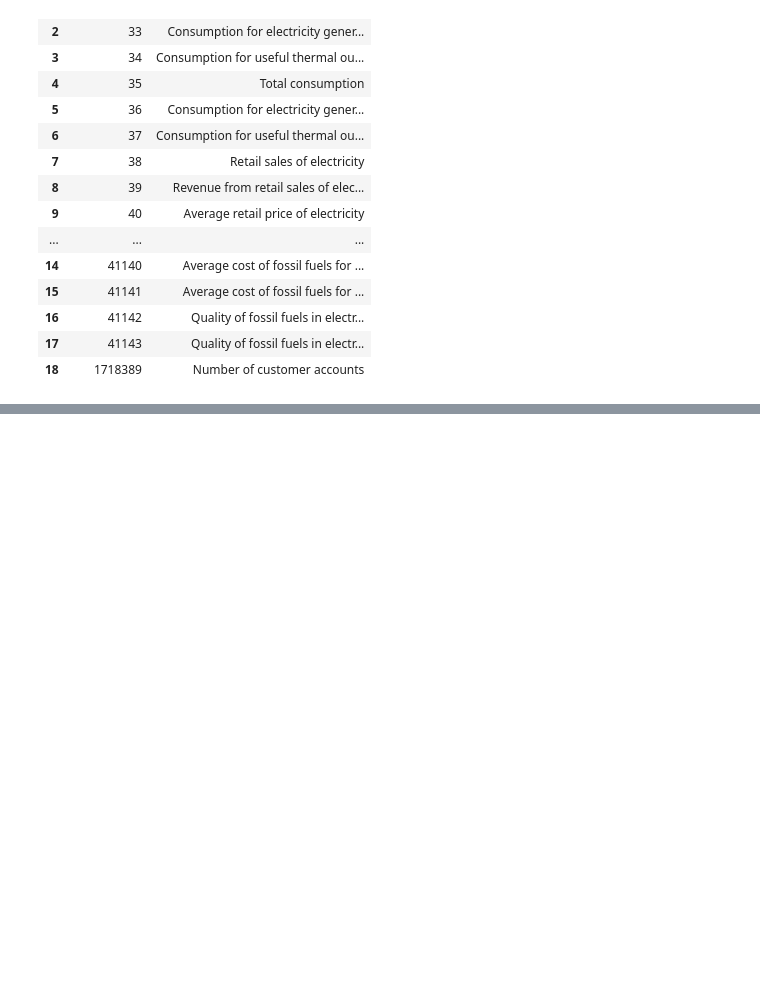
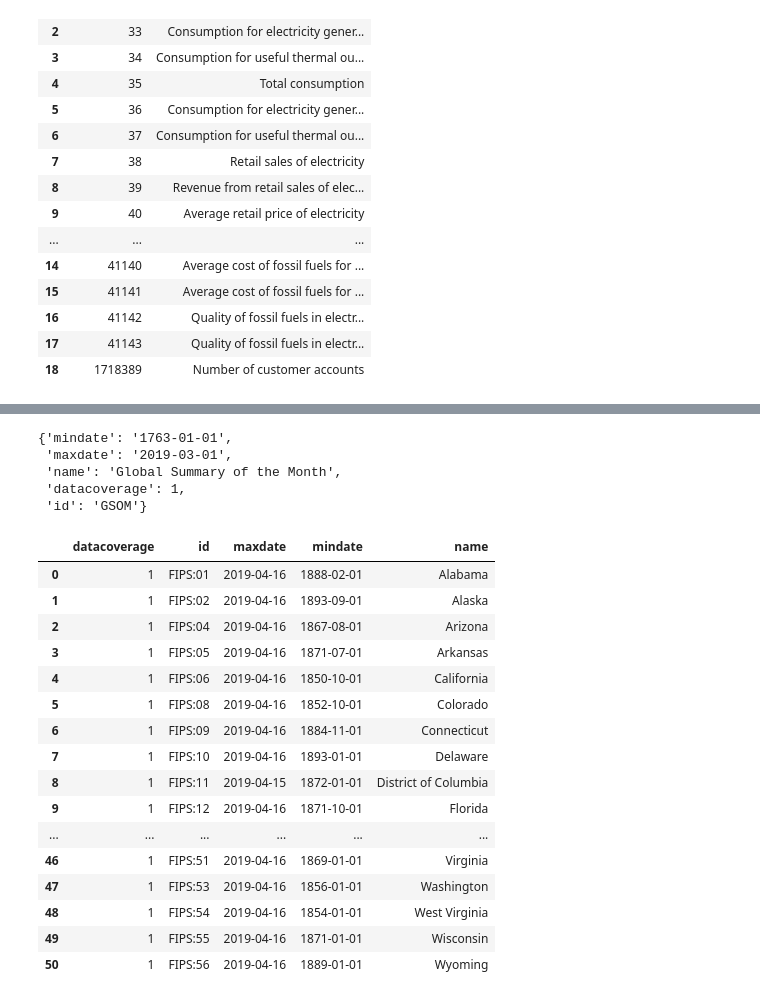
Before and after one commit to megiza/First_CapstoneProject, a Jupyter notebook: Project1.ipynb, the cells around one changed output, grey strips where cells are left out. Cells and saved outputs as stored; diff of their text form; code cells hidden in the pictures; blank space fills up the shorter version.

```diff
--- a/Project1.ipynb
+++ b/Project1.ipynb
@@ -209,0 +258,5 @@ Number of customer accounts - OK
+# %%
+def get_data_from_NOAA(url):
+    response = requests.get(url, headers = token)
+    json_data = response.json()
+    return json_data
@@ -209,0 +282,12 @@ Number of customer accounts - OK
+# %%
+#Exploring available monthly data
+dataset_id='GSOM'
+url='https://www.ncdc.noaa.gov/cdo-web/api/v2/datasets/'+dataset_id
+json_data=get_data_from_NOAA(url)
+json_data
+# %% [output]
+{'mindate': '1763-01-01',
+ 'maxdate': '2019-03-01',
+ 'name': 'Global Summary of the Month',
+ 'datacoverage': 1,
+ 'id': 'GSOM'}
@@ -209,0 +303,20 @@ Number of customer accounts - OK
+# %%
+get_stateids_noaa()
+# %% [output]
+|  | datacoverage | id | maxdate | mindate | name |
+| 0 | 1 | FIPS:01 | 2019-04-16 | 1888-02-01 | Alabama |
+| 1 | 1 | FIPS:02 | 2019-04-16 | 1893-09-01 | Alaska |
+| 2 | 1 | FIPS:04 | 2019-04-16 | 1867-08-01 | Arizona |
+| 3 | 1 | FIPS:05 | 2019-04-16 | 1871-07-01 | Arkansas |
+| 4 | 1 | FIPS:06 | 2019-04-16 | 1850-10-01 | California |
+| 5 | 1 | FIPS:08 | 2019-04-16 | 1852-10-01 | Colorado |
+| 6 | 1 | FIPS:09 | 2019-04-16 | 1884-11-01 | Connecticut |
+| 7 | 1 | FIPS:10 | 2019-04-16 | 1893-01-01 | Delaware |
+| 8 | 1 | FIPS:11 | 2019-04-15 | 1872-01-01 | District of Columbia |
+| 9 | 1 | FIPS:12 | 2019-04-16 | 1871-10-01 | Florida |
+| ... | ... | ... | ... | ... | ... |
+| 46 | 1 | FIPS:51 | 2019-04-16 | 1869-01-01 | Virginia |
+| 47 | 1 | FIPS:53 | 2019-04-16 | 1856-01-01 | Washington |
+| 48 | 1 | FIPS:54 | 2019-04-16 | 1854-01-01 | West Virginia |
+| 49 | 1 | FIPS:55 | 2019-04-16 | 1871-01-01 | Wisconsin |
+| 50 | 1 | FIPS:56 | 2019-04-16 | 1889-01-01 | Wyoming |
```
Also changed, not shown: parts of 34 cells of this notebook.
